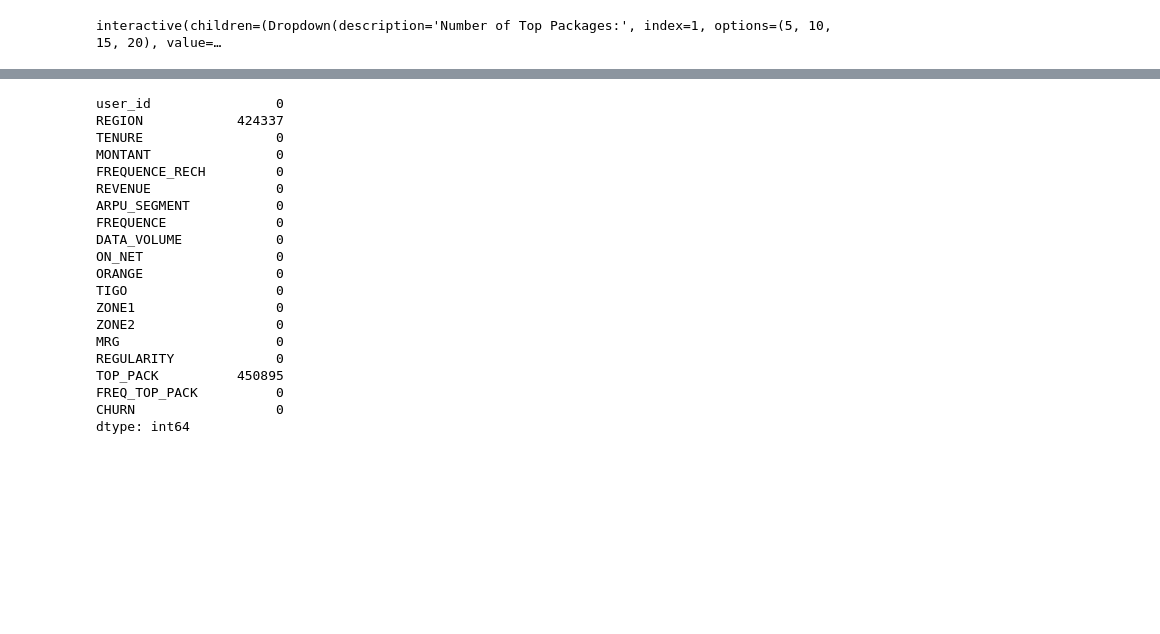
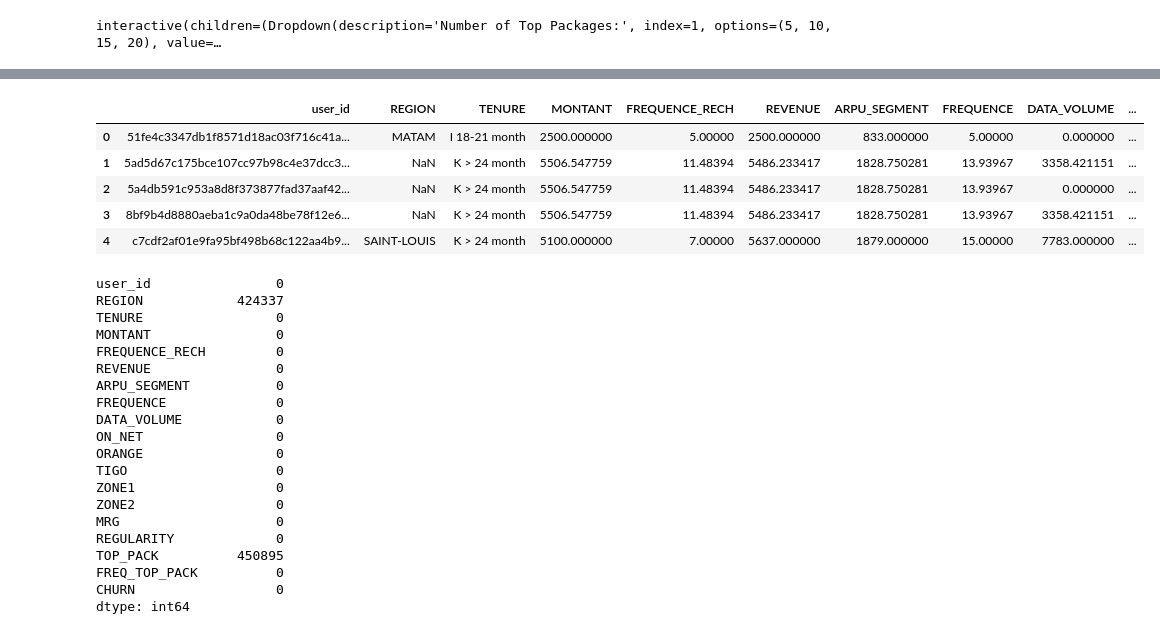
Before and after one commit to Jonasafutu/Capstone-Project, a Jupyter notebook: Team_Paris_Capstone_Customer_Churn.ipynb, the cells around one changed output, grey strips where cells are left out. Saved outputs shown, nothing was run; the diff lists cells and outputs as text; code cells hidden in the pictures; blank space fills up the shorter version.

```diff
--- a/Team_Paris_Capstone_Customer_Churn.ipynb
+++ b/Team_Paris_Capstone_Customer_Churn.ipynb
@@ -535,6 +659,23 @@ train.head()
 | 2 | da90b5c1a9b204c186079f89969aa01cb... | NaN | K > 24 month | 5529.210895 | 11.523756 | 5506.050798 | 1835.355961 | 13.974439 | 3368.801722 | ... |
 | 3 | 364ec1b424cdc64c25441a444a1693028... | SAINT-LOUIS | K > 24 month | 7900.000000 | 19.000000 | 7896.000000 | 2632.000000 | 25.000000 | 9385.000000 | ... |
 | 4 | d5a5247005bc6d41d3d99f4ef312ebb5f... | DAKAR | K > 24 month | 12350.000000 | 21.000000 | 12351.000000 | 4117.000000 | 29.000000 | 9360.000000 | ... |
+# %%
+# create a functioon to replace the missing values with mean for each respective column in the test data
+columns_to_fill = ['MONTANT', 'FREQUENCE_RECH', 'REVENUE', 'ARPU_SEGMENT',
+                   'FREQUENCE', 'DATA_VOLUME', 'ON_NET', 'ORANGE', 'TIGO',
+                   'FREQ_TOP_PACK']
+
+for column in columns_to_fill:
+    test[column].fillna(test[column].mean(), inplace=True)
+# %%
+test.head()
+# %% [output]
+|  | user_id | REGION | TENURE | MONTANT | FREQUENCE_RECH | REVENUE | ARPU_SEGMENT | FREQUENCE | DATA_VOLUME | ... |
+| 0 | 51fe4c3347db1f8571d18ac03f716c41a... | MATAM | I 18-21 month | 2500.000000 | 5.00000 | 2500.000000 | 833.000000 | 5.00000 | 0.000000 | ... |
+| 1 | 5ad5d67c175bce107cc97b98c4e37dcc3... | NaN | K > 24 month | 5506.547759 | 11.48394 | 5486.233417 | 1828.750281 | 13.93967 | 3358.421151 | ... |
+| 2 | 5a4db591c953a8d8f373877fad37aaf42... | NaN | K > 24 month | 5506.547759 | 11.48394 | 5486.233417 | 1828.750281 | 13.93967 | 0.000000 | ... |
+| 3 | 8bf9b4d8880aeba1c9a0da48be78f12e6... | NaN | K > 24 month | 5506.547759 | 11.48394 | 5486.233417 | 1828.750281 | 13.93967 | 3358.421151 | ... |
+| 4 | c7cdf2af01e9fa95bf498b68c122aa4b9... | SAINT-LOUIS | K > 24 month | 5100.000000 | 7.00000 | 5637.000000 | 1879.000000 | 15.00000 | 7783.000000 | ... |
 # %%
 # Checking for missing/null values
 train.isna().sum()
```
Also changed, not shown: parts of 24 cells of this notebook.
